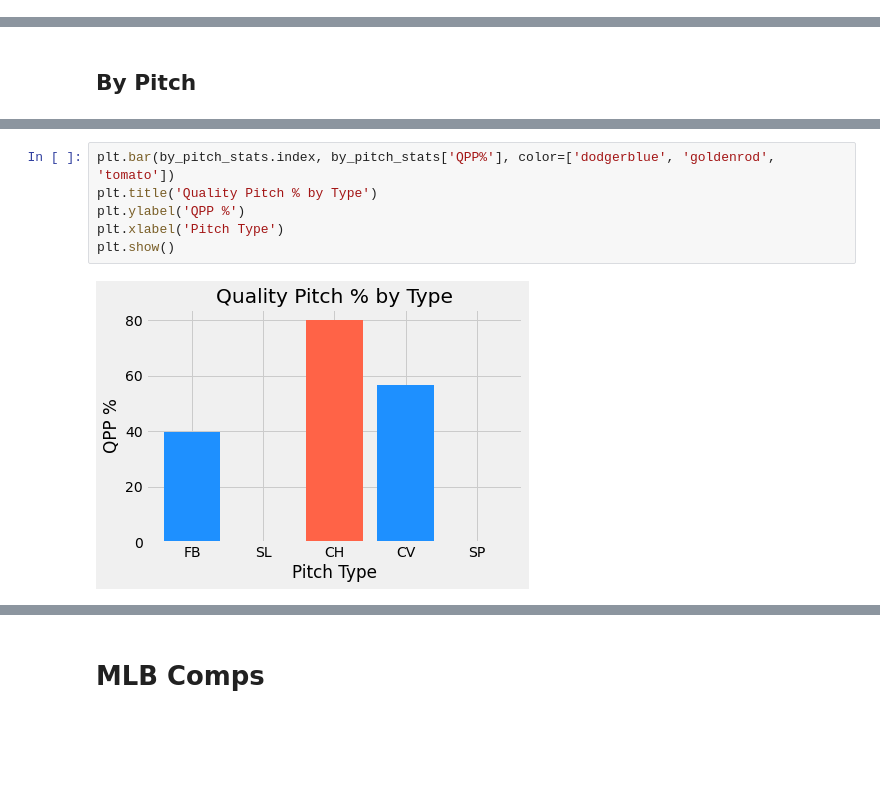
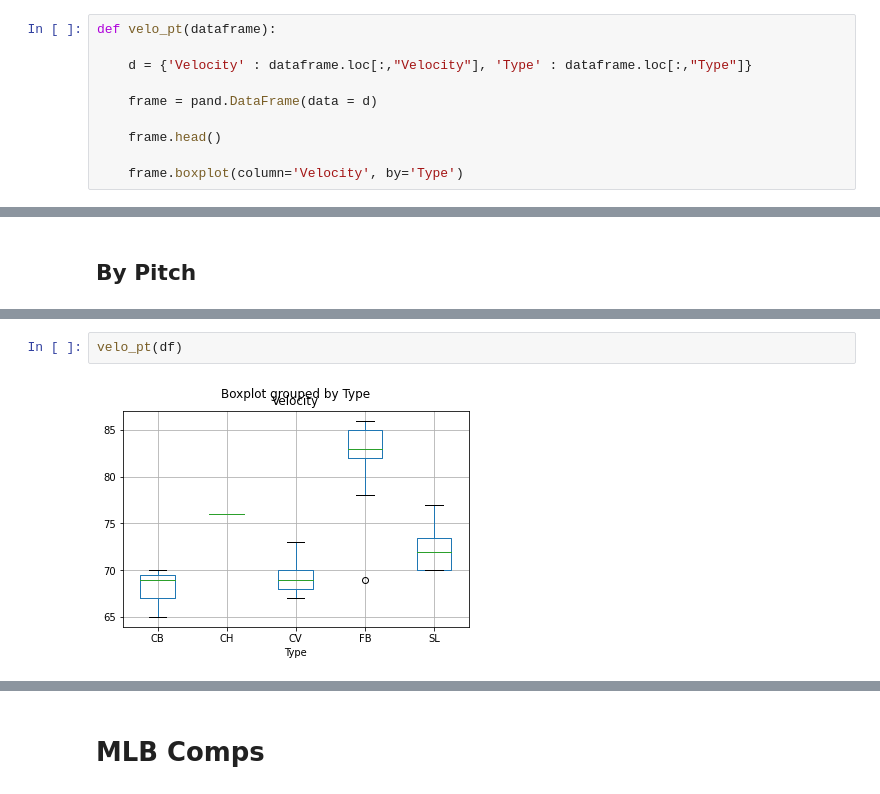
Before and after one commit to radcliffeowe/Pitch-Analysis, a Jupyter notebook: Pitching_Data.ipynb, the cells around one changed output, grey strips where cells are left out. Drawn from its saved outputs; the diff is of its cells as text; blank space fills up the shorter version.

```diff
--- a/Pitching_Data.ipynb
+++ b/Pitching_Data.ipynb
@@ -35,3 +48,13 @@ def plot_pitches(dataframe, title):
+# %%
+def velo_pt(dataframe):
+
+    d = {'Velocity' : dataframe.loc[:,"Velocity"], 'Type' : dataframe.loc[:,"Type"]}
+
+    frame = pand.DataFrame(data = d)
+
+    frame.head()
+
+    frame.boxplot(column='Velocity', by='Type')
 # %% [markdown]
 # Pitch charts for all pitches in 2022 season by pitch type
 # %% [markdown]
@@ -302,10 +226,6 @@ plt.show()
-# %%
-plt.bar(by_pitch_stats.index, by_pitch_stats['QPP%'], color=['dodgerblue', 'goldenrod', 'tomato'])
-plt.title('Quality Pitch % by Type')
-plt.ylabel('QPP %')
-plt.xlabel('Pitch Type')
-plt.show()
-# %% [output]
-[figure, removed]
+# %%
+velo_pt(df)
+# %% [output]
+[figure, added]
 # %%
 whiff = df[df['Swinging'] == 'Y']
```
Also changed, not shown: parts of 34 cells of this notebook, 3 other files.
